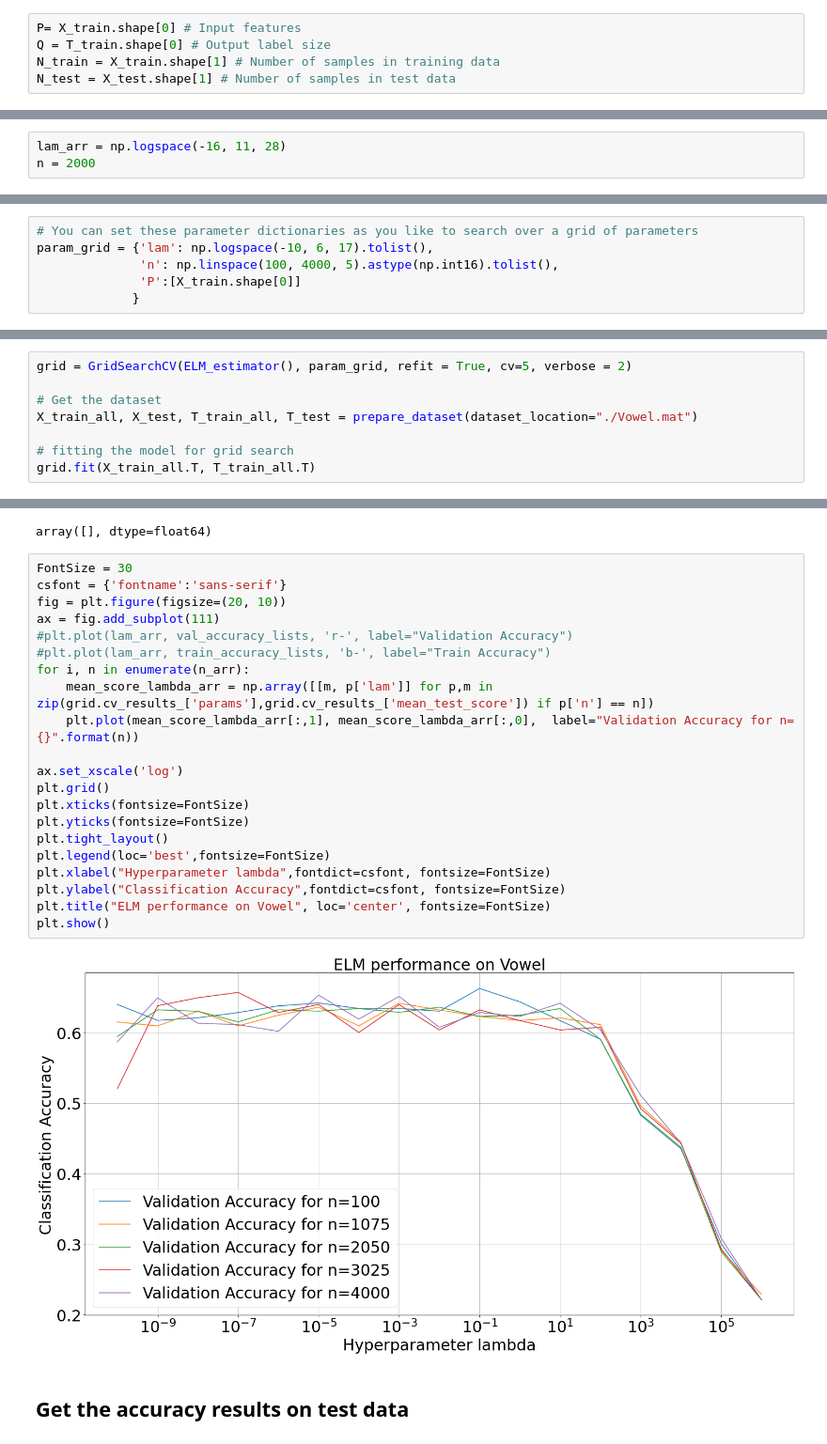
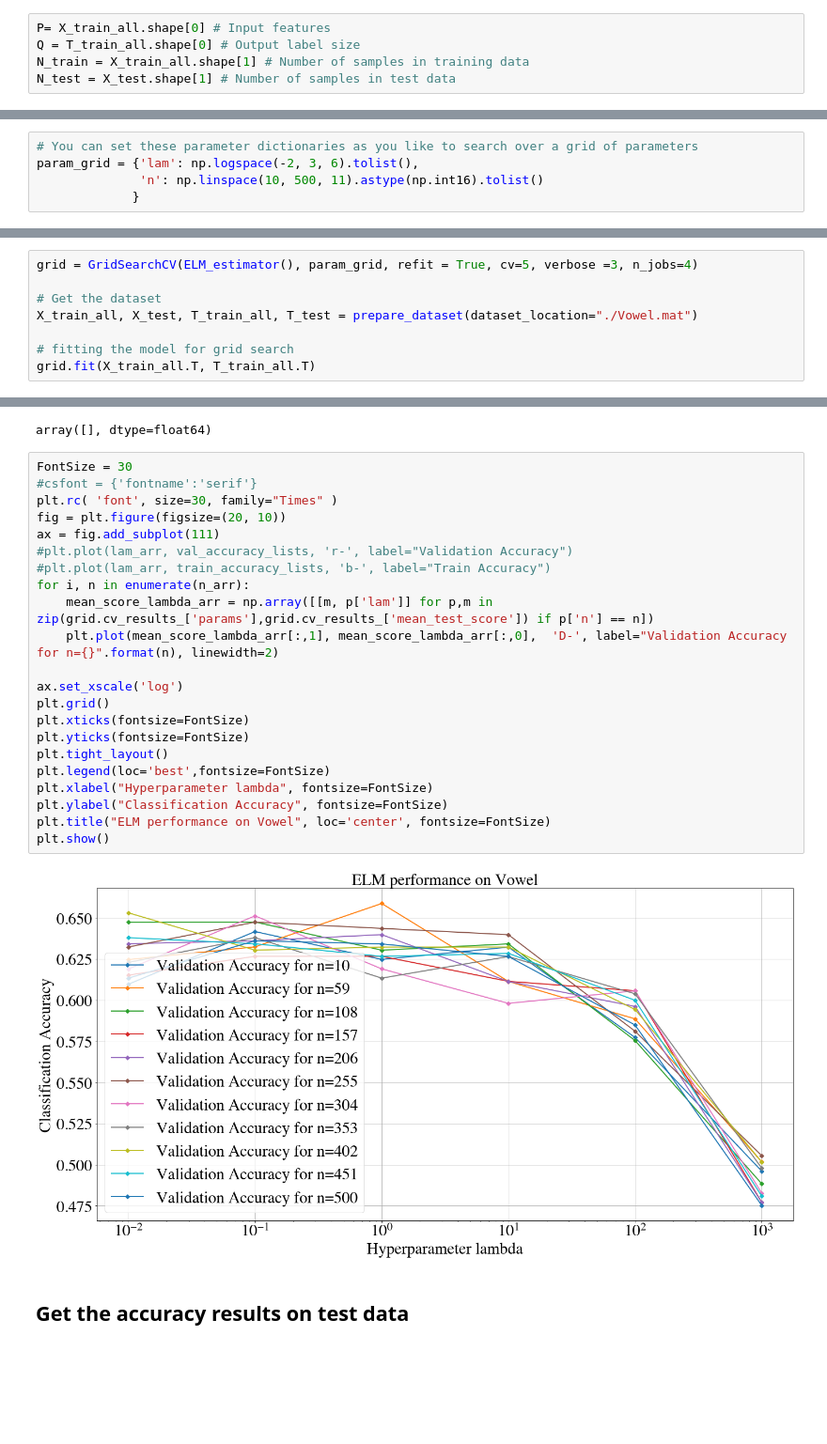
Before and after one commit to BarKetPlace/deeplearning2022, a Jupyter notebook: lab_1/Multiclass_Classification_ELM_Solution.ipynb, the cells around one changed output, grey strips where cells are left out. Shown: that part at 94% size. Saved outputs shown, nothing was run; the diff lists cells and outputs as text; blank space fills up the shorter version.

```diff
--- a/lab_1/Multiclass_Classification_ELM_Solution.ipynb
+++ b/lab_1/Multiclass_Classification_ELM_Solution.ipynb
@@ -132,7 +132,7 @@ X_train, X_test, T_train, T_test = prepare_dataset(dataset_location="./Vowel.mat
 # %%
-P= X_train.shape[0] # Input features
-Q = T_train.shape[0] # Output label size
-N_train = X_train.shape[1] # Number of samples in training data
+P= X_train_all.shape[0] # Input features
+Q = T_train_all.shape[0] # Output label size
+N_train = X_train_all.shape[1] # Number of samples in training data
 N_test = X_test.shape[1] # Number of samples in test data
 # %%
 print(P, Q, N_train, N_test)
@@ -169,6 +169,3 @@ Optimized Lambda: 0.01, Acc_train: 1.0, Acc_val: 0.9905660377358491, Acc_test: 0
-# %%
-lam_arr = np.logspace(-16, 11, 28)
-n = 2000
 # %% [markdown]
 ## Grid search CV: Sweeping over a set of parameters $\lambda$ to find the ELM with most suited architecture
 # %%
@@ -231,13 +236,12 @@ class ELM_estimator(BaseEstimator):
 # %%
 # You can set these parameter dictionaries as you like to search over a grid of parameters
-param_grid = {'lam': np.logspace(-10, 6, 17).tolist(),
-              'n': np.linspace(100, 4000, 5).astype(np.int16).tolist(),
-              'P':[X_train.shape[0]]
+param_grid = {'lam': np.logspace(-2, 3, 6).tolist(),
+              'n': np.linspace(10, 500, 11).astype(np.int16).tolist()
              }
 # %%
 from sklearn.model_selection import GridSearchCV
 # %%
-grid = GridSearchCV(ELM_estimator(), param_grid, refit = True, cv=5, verbose = 2)
+grid = GridSearchCV(ELM_estimator(), param_grid, refit = True, cv=5, verbose =3, n_jobs=4)
 
 # Get the dataset
 X_train_all, X_test, T_train_all, T_test = prepare_dataset(dataset_location="./Vowel.mat")
@@ -282,27 +268,28 @@ np.array([[m, p['lam']] for p,m in zip(grid.cv_results_['params'],grid.cv_result
 array([], dtype=float64)
 # %%
 FontSize = 30
-csfont = {'fontname':'sans-serif'}
+#csfont = {'fontname':'serif'}
+plt.rc( 'font', size=30, family="Times" )
 fig = plt.figure(figsize=(20, 10))
 ax = fig.add_subplot(111)
 #plt.plot(lam_arr, val_accuracy_lists, 'r-', label="Validation Accuracy")
 #plt.plot(lam_arr, train_accuracy_lists, 'b-', label="Train Accuracy")
 for i, n in enumerate(n_arr):
     mean_score_lambda_arr = np.array([[m, p['lam']] for p,m in zip(grid.cv_results_['params'],grid.cv_results_['mean_test_score']) if p['n'] == n])
-    plt.plot(mean_score_lambda_arr[:,1], mean_score_lambda_arr[:,0],  label="Validation Accuracy for n={}".format(n))
+    plt.plot(mean_score_lambda_arr[:,1], mean_score_lambda_arr[:,0],  'D-', label="Validation Accuracy for n={}".format(n), linewidth=2)
 
 ax.set_xscale('log')
 plt.grid()
 plt.xticks(fontsize=FontSize)
 plt.yticks(fontsize=FontSize)
 plt.tight_layout()
 plt.legend(loc='best',fontsize=FontSize)
-plt.xlabel("Hyperparameter lambda",fontdict=csfont, fontsize=FontSize)
-plt.ylabel("Classification Accuracy",fontdict=csfont, fontsize=FontSize)
+plt.xlabel("Hyperparameter lambda", fontsize=FontSize)
+plt.ylabel("Classification Accuracy", fontsize=FontSize)
 plt.title("ELM performance on Vowel", loc='center', fontsize=FontSize)
 plt.show()
 # %% [output]
-[figure, old version]
+[figure, new version]
 # %% [markdown]
 ## Get the accuracy results on test data
 # %%
```
Also changed, not shown: parts of 11 cells of this notebook, 1 other file.
